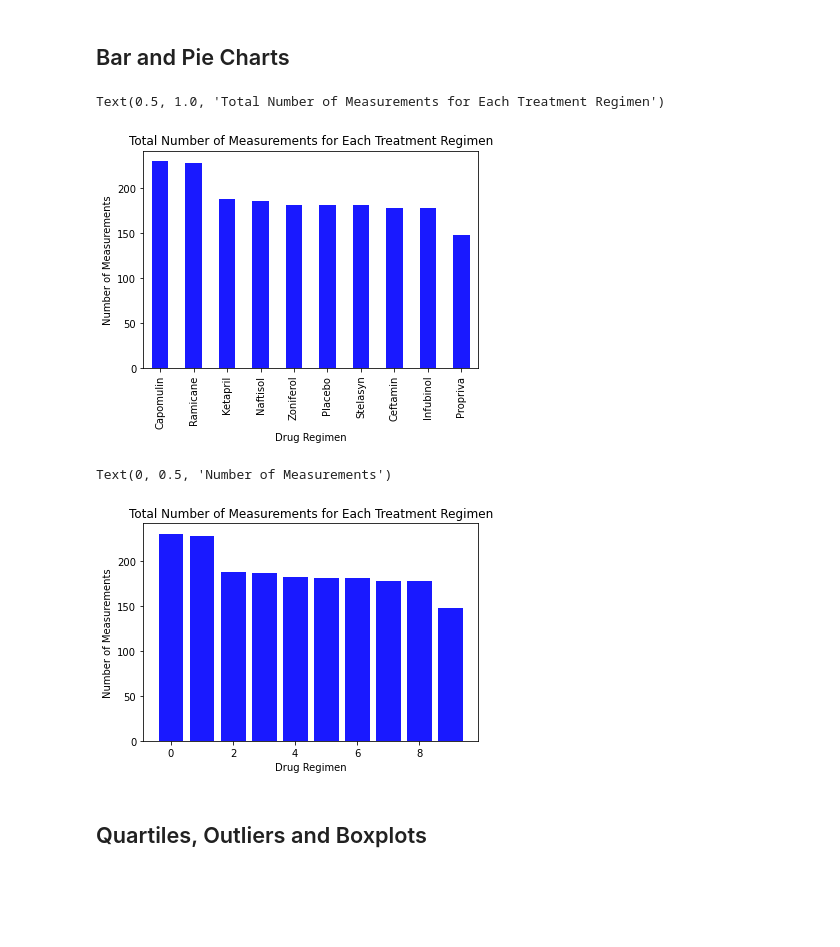
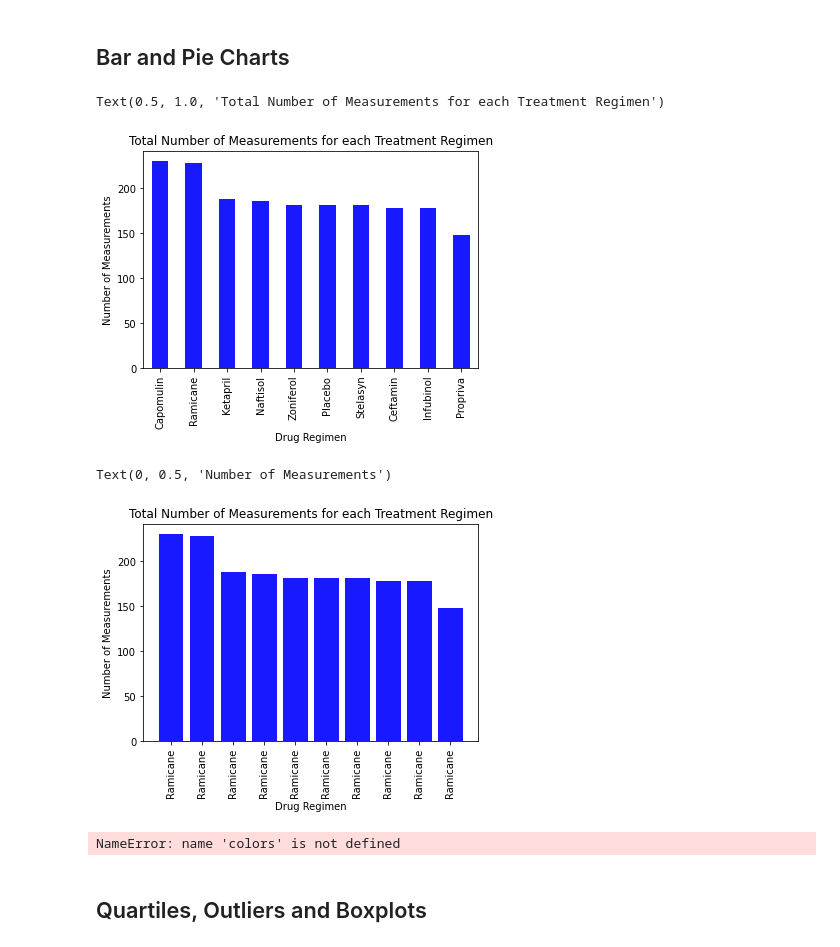
Before and after one commit to tonju27/Matplotlib-Challenge, a Jupyter notebook: Pymaceuticals/pymaceuticals_starter.ipynb, the cells around one changed output. Cells and saved outputs as stored; diff of their text form; code cells hidden in the pictures; blank space fills up the shorter version.

```diff
--- a/Pymaceuticals/pymaceuticals_starter.ipynb
+++ b/Pymaceuticals/pymaceuticals_starter.ipynb
@@ -142,26 +142,39 @@ regimen_bar_plot = clean_mice_df["Drug Regimen"].value_counts().plot.bar(color='
 # Set a Title and labels
 regimen_bar_plot.set_xlabel("Drug Regimen")
 regimen_bar_plot.set_ylabel("Number of Measurements")
-regimen_bar_plot.set_title("Total Number of Measurements for Each Treatment Regimen")
+regimen_bar_plot.set_title("Total Number of Measurements for each Treatment Regimen")
 # %% [output]
-Text(0.5, 1.0, 'Total Number of Measurements for Each Treatment Regimen')
+Text(0.5, 1.0, 'Total Number of Measurements for each Treatment Regimen')
-[figure, old version]
+[figure, new version]
 # %%
 # Generate a bar plot showing the total number of measurements taken on each drug regimen using pyplot.
 
 y_axis = clean_mice_df['Drug Regimen'].value_counts()
 x_axis = np.arange(len(y_axis))
 plt.bar(x_axis, y_axis, color='b', alpha=0.9, align="center")
 
+tick_locations = [value for value in x_axis]
+# for tick_locations in y_axis:
+plt.xticks(tick_locations, clean_mice_df["Drug Regimen"], rotation="vertical")
+
+# plt.xticks(tick_locations, x_axis.index.values)
+
 # Set a Title and labels
-plt.title("Total Number of Measurements for Each Treatment Regimen")
+plt.title("Total Number of Measurements for each Treatment Regimen")
 plt.xlabel("Drug Regimen")
 plt.ylabel("Number of Measurements")
 # %% [output]
 Text(0, 0.5, 'Number of Measurements')
-[figure, old version]
+[figure, new version]
 # %%
 # Generate a pie plot showing the distribution of female versus male mice using pandas
+distribution_data = clean_mice_df['Sex'].value_counts()
+distribution_data
+
+pie_plot = distribution_data.plot.pie(colors=colors, autopct="%1.1f%%", shadow=True, startangle=140)
+#                                       , title="Distribution by Sex")
+# %% [output]
+NameError: name 'colors' is not defined
 # %%
 # Generate a pie plot showing the distribution of female versus male mice using pyplot
 # %% [markdown]
```
